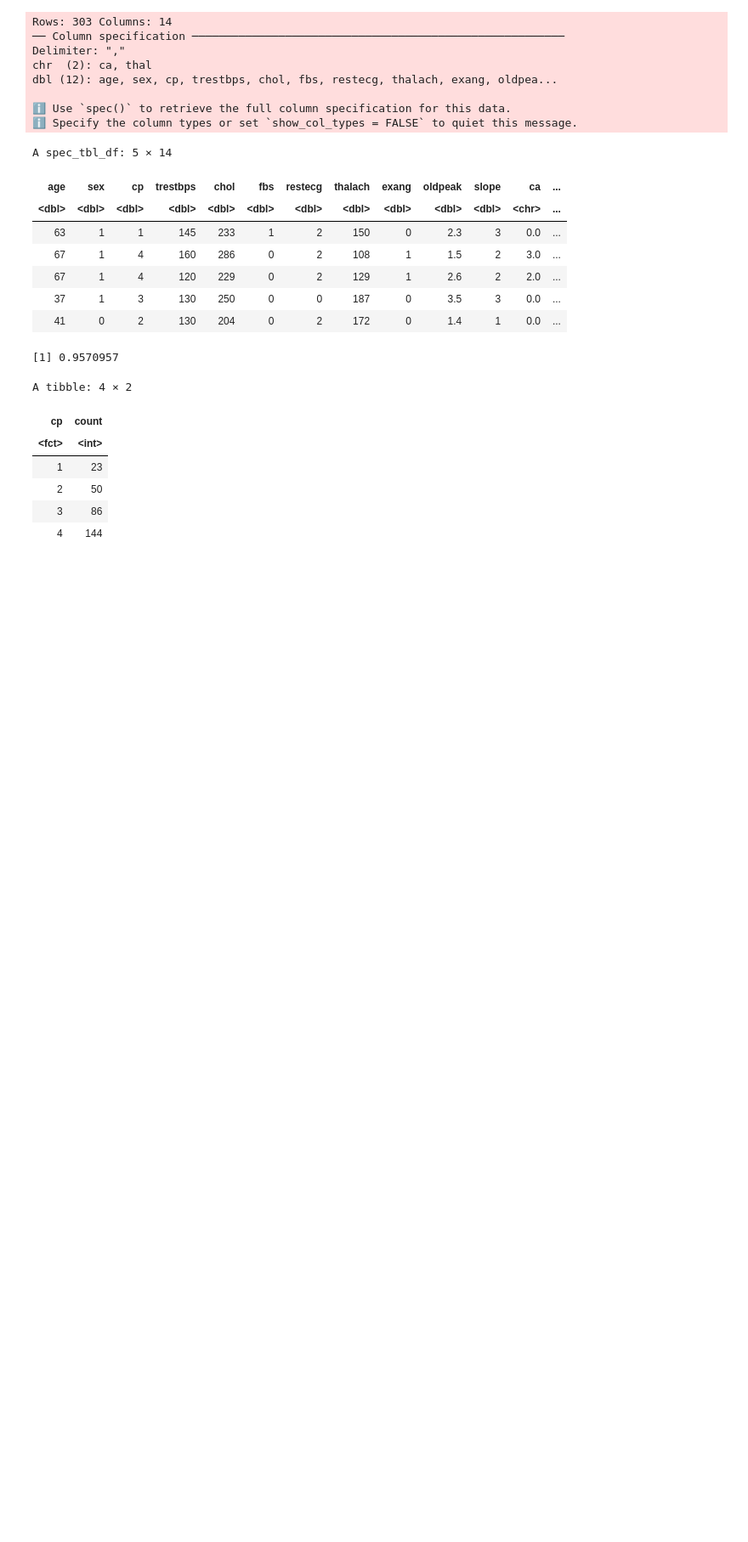
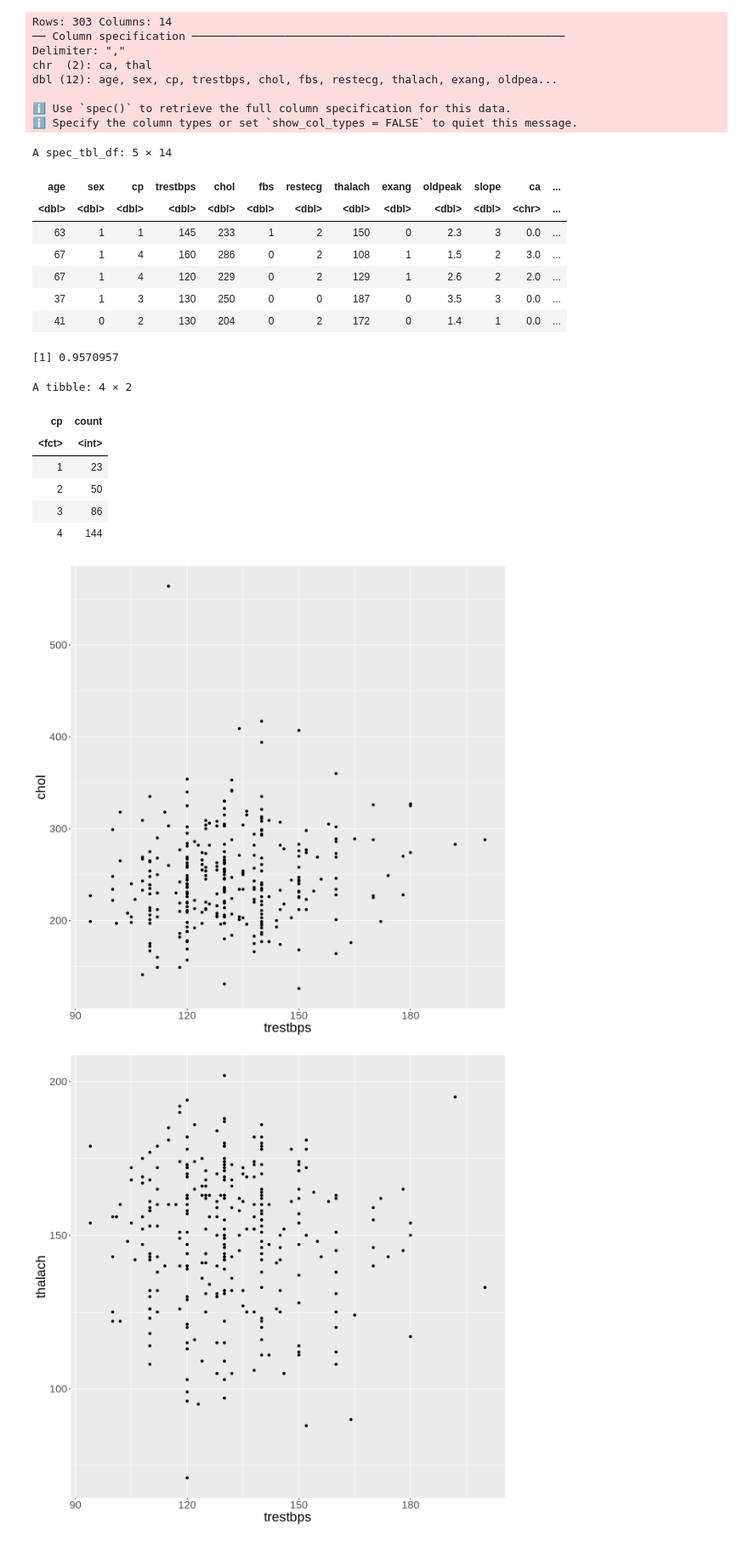
Before and after one commit to sanchit-somani/dsci-100-gp-g20, a Jupyter notebook: proposal.ipynb, the cells around one changed output. Shown at 85% size. Saved outputs shown, nothing was run; the diff lists cells and outputs as text; code cells hidden in the pictures; blank space fills up the shorter version.

Commit message:
made plots comparing all predictor vars

```diff
--- a/proposal.ipynb
+++ b/proposal.ipynb
@@ -100,3 +100,50 @@ A tibble: 4 × 2
 | 2 | 50 |
 | 3 | 86 |
 | 4 | 144 |
+# %%
+options(repr.plot.width = 10, repr.plot.height = 10)
+plot1 <- data |>
+ggplot(aes(x = trestbps, y= chol)) +
+geom_point() +
+labs(x = "trestbps", y = "chol") +
+theme(text = element_text(size = 20))
+
+plot2 <- data |>
+ggplot(aes(x = trestbps, y= thalach)) +
+geom_point() +
+labs(x = "trestbps", y = "thalach") +
+theme(text = element_text(size = 20))
+
+plot3 <- data |>
+ggplot(aes(x = trestbps, y= oldpeak)) +
+geom_point() +
+labs(x = "trestbps", y = "oldpeak") +
+theme(text = element_text(size = 20))
+
+plot4 <- data |>
+ggplot(aes(x = chol, y= thalach)) +
+geom_point() +
+labs(x = "chol", y = "thalach") +
+theme(text = element_text(size = 20))
+
+plot5 <- data |>
+ggplot(aes(x = chol, y= oldpeak)) +
+geom_point() +
+labs(x = "chol", y = "oldpeak") +
+theme(text = element_text(size = 20))
+
+plot6 <- data |>
+ggplot(aes(x = thalach, y= oldpeak)) +
+geom_point() +
+labs(x = "thalach", y = "oldpeak") +
+theme(text = element_text(size = 20))
+
+plot1
+plot2
+plot3
+plot4
+plot5
+plot6
+# %% [output]
+[figure, added]
+[figure, added]
```
Also changed, not shown: parts of 2 cells of this notebook.
